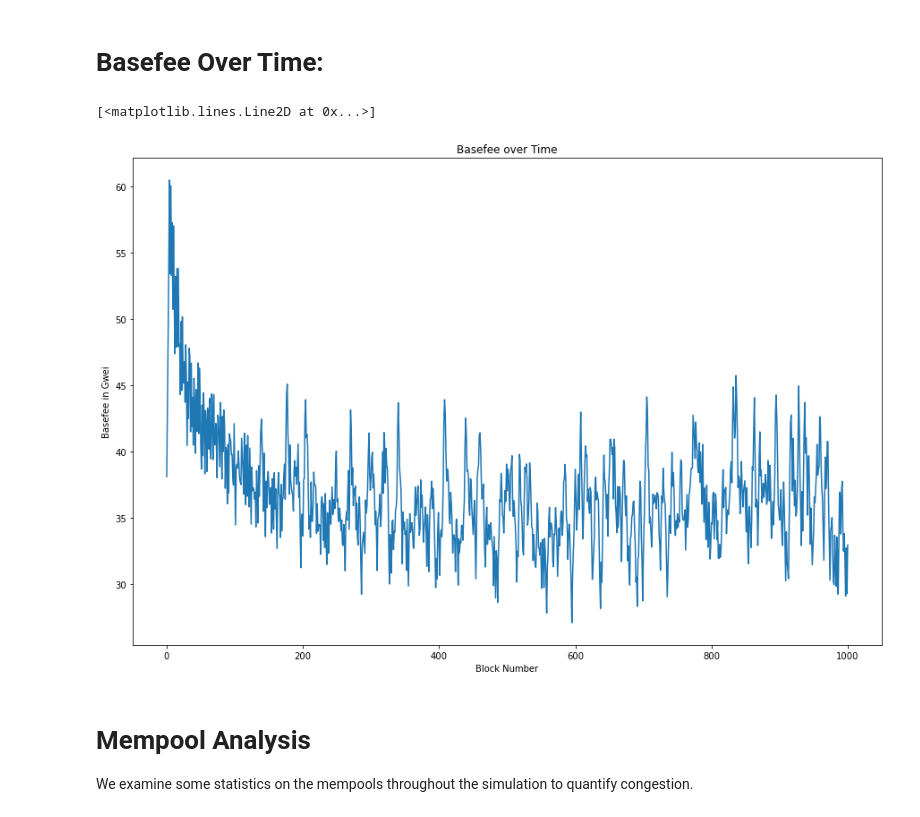
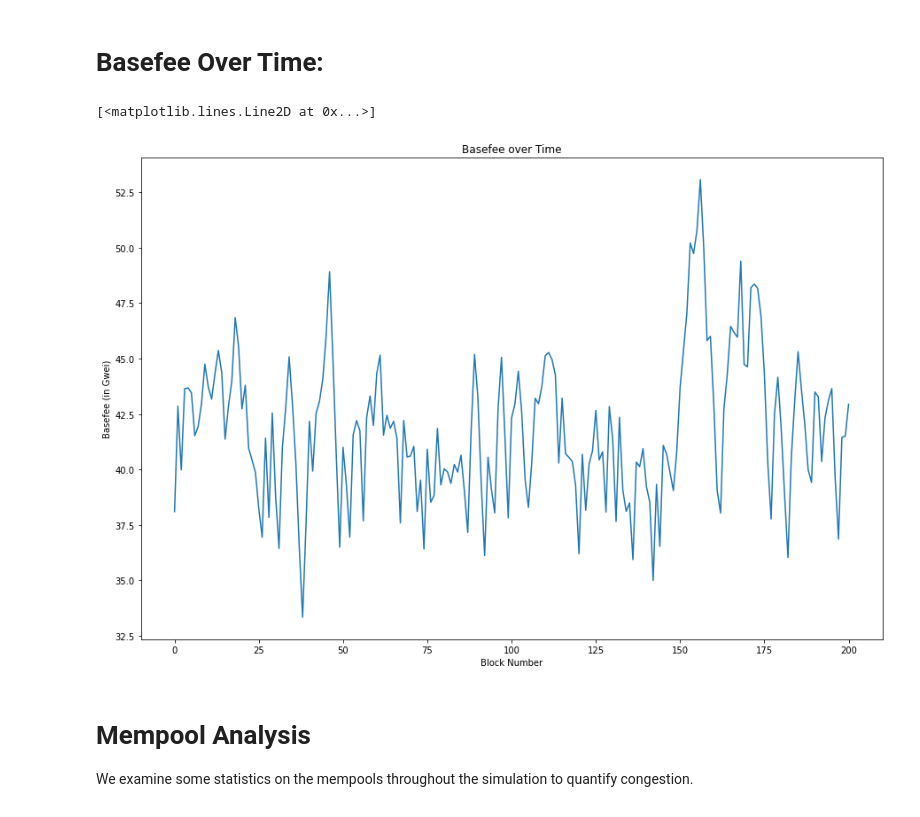
Before and after one commit to teohyikhaw/camcos, a Jupyter notebook: simulations/2022/multi-1559.ipynb, the cells around one changed output. Drawn from its saved outputs; the diff is of its cells as text; code cells hidden in the pictures.

Commit message:
basefee object complete

```diff
--- a/simulations/2022/multi-1559.ipynb
+++ b/simulations/2022/multi-1559.ipynb
@@ -22,8 +24,9 @@ reload(simulator)
 # %% [markdown]
 We create a BasefeeSimulator() object, which has a simulate() method that runs a simulator for a certain number of turns. We run the simulation and save the summary data.
 # %%
-bf_sim = simulator.BasefeeSimulator()
-s = bf_sim.simulate(100)
+bf_standard = simulator.Basefee(1.0/8, 15000000, 30000000) # d, target gas, max gas
+bf_sim = simulator.BasefeeSimulator(bf_standard)
+s = bf_sim.simulate(200)
 basefees_data, blocks_data, mempools_data, mempools_bf_data, txn_counts_data, wait_times_data = s
 
 # cProfile.run("simulate(100)")
@@ -32,12 +35,12 @@ basefees_data, blocks_data, mempools_data, mempools_bf_data, txn_counts_data, wa
 # %%
 plt.rcParams["figure.figsize"] = (15,10)
 plt.title("Basefee over Time")
 plt.xlabel("Block Number")
-plt.ylabel("Basefee in Gwei")
+plt.ylabel("Basefee (in Gwei)")
 plt.plot(basefees_data)
 # %% [output]
 [<matplotlib.lines.Line2D at 0x...>]
-[figure, old version]
+[figure, new version]
 # %% [markdown]
 # Mempool Analysis
 We examine some statistics on the mempools throughout the simulation to quantify congestion.
```
Also changed, not shown: parts of 1 cell of this notebook, 1 other file.
